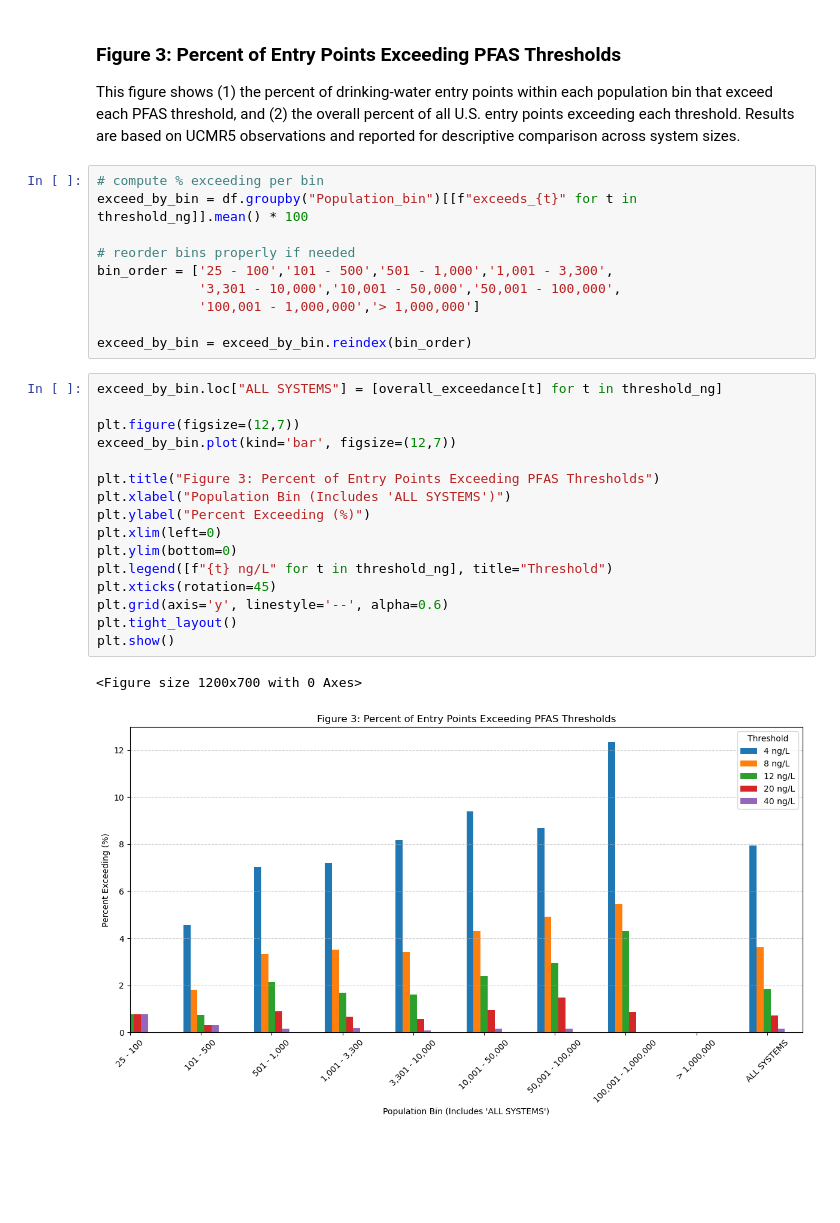
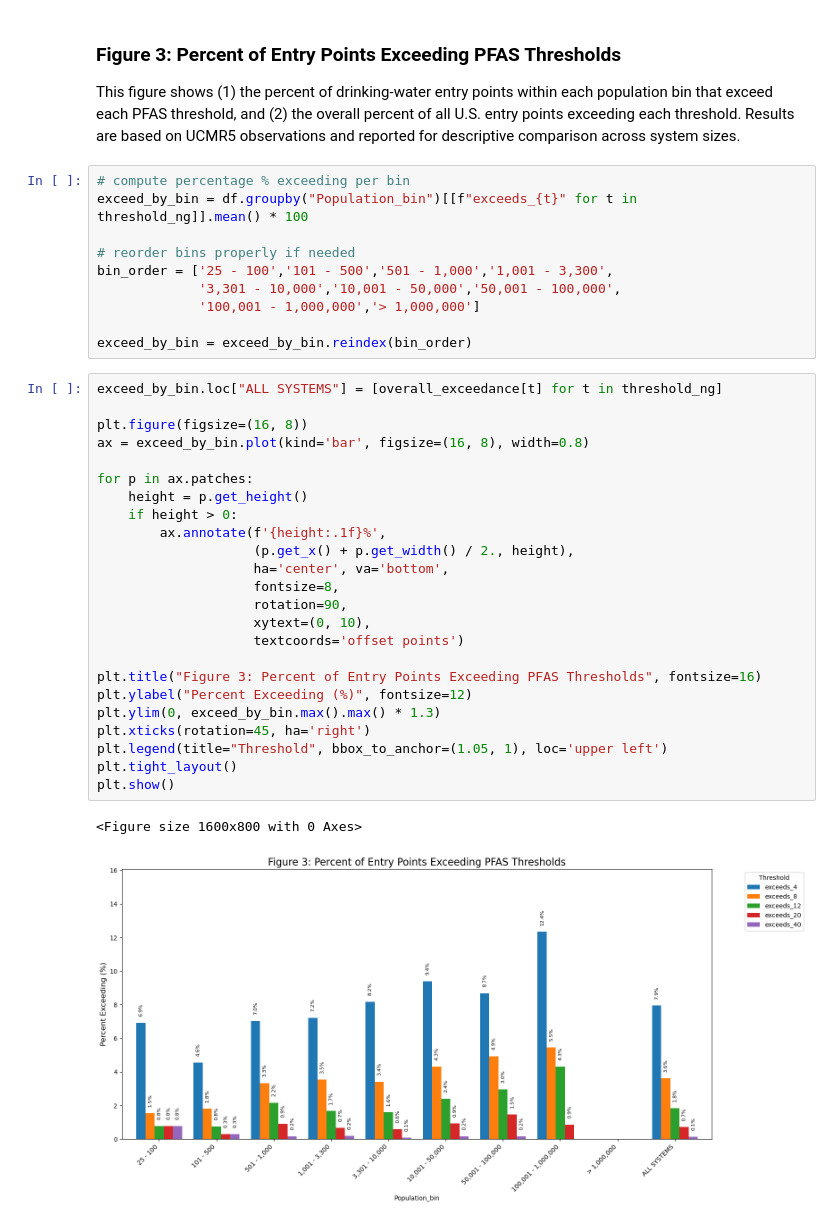
Before and after one commit to brahmee07/Pfas_water_research, a Jupyter notebook: updated_data/cost_risk_treatment_analysis.ipynb, the cells around one changed output. Saved outputs shown, nothing was run; the diff lists cells and outputs as text; blank space fills up the shorter version.

Commit message:
made the changes in the figures

```diff
--- a/updated_data/cost_risk_treatment_analysis.ipynb
+++ b/updated_data/cost_risk_treatment_analysis.ipynb
@@ -641,7 +654,7 @@ for t in threshold_ng:
 
 This figure shows (1) the percent of drinking-water entry points within each population bin that exceed each PFAS threshold, and (2) the overall percent of all U.S. entry points exceeding each threshold. Results are based on UCMR5 observations and reported for descriptive comparison across system sizes.
 # %%
-# compute % exceeding per bin
+# compute percentage % exceeding per bin
 exceed_by_bin = df.groupby("Population_bin")[[f"exceeds_{t}" for t in threshold_ng]].mean() * 100
 
 # reorder bins properly if needed
@@ -653,19 +666,27 @@ exceed_by_bin = exceed_by_bin.reindex(bin_order)
 # %%
 exceed_by_bin.loc["ALL SYSTEMS"] = [overall_exceedance[t] for t in threshold_ng]
 
-plt.figure(figsize=(12,7))
-exceed_by_bin.plot(kind='bar', figsize=(12,7))
+plt.figure(figsize=(16, 8))
+ax = exceed_by_bin.plot(kind='bar', figsize=(16, 8), width=0.8)
 
-plt.title("Figure 3: Percent of Entry Points Exceeding PFAS Thresholds")
-plt.xlabel("Population Bin (Includes 'ALL SYSTEMS')")
-plt.ylabel("Percent Exceeding (%)")
-plt.xlim(left=0)
-plt.ylim(bottom=0)
-plt.legend([f"{t} ng/L" for t in threshold_ng], title="Threshold")
-plt.xticks(rotation=45)
-plt.grid(axis='y', linestyle='--', alpha=0.6)
+for p in ax.patches:
+    height = p.get_height()
+    if height > 0:
+        ax.annotate(f'{height:.1f}%',
+                    (p.get_x() + p.get_width() / 2., height),
+                    ha='center', va='bottom',
+                    fontsize=8,
+                    rotation=90,
+                    xytext=(0, 10),
+                    textcoords='offset points')
+
+plt.title("Figure 3: Percent of Entry Points Exceeding PFAS Thresholds", fontsize=16)
+plt.ylabel("Percent Exceeding (%)", fontsize=12)
+plt.ylim(0, exceed_by_bin.max().max() * 1.3)
+plt.xticks(rotation=45, ha='right')
+plt.legend(title="Threshold", bbox_to_anchor=(1.05, 1), loc='upper left')
 plt.tight_layout()
 plt.show()
 # %% [output]
-<Figure size 1200x700 with 0 Axes>
+<Figure size 1600x800 with 0 Axes>
-[figure, old version]
+[figure, new version]
```
Also changed, not shown: parts of 12 cells of this notebook, 1 other file.
